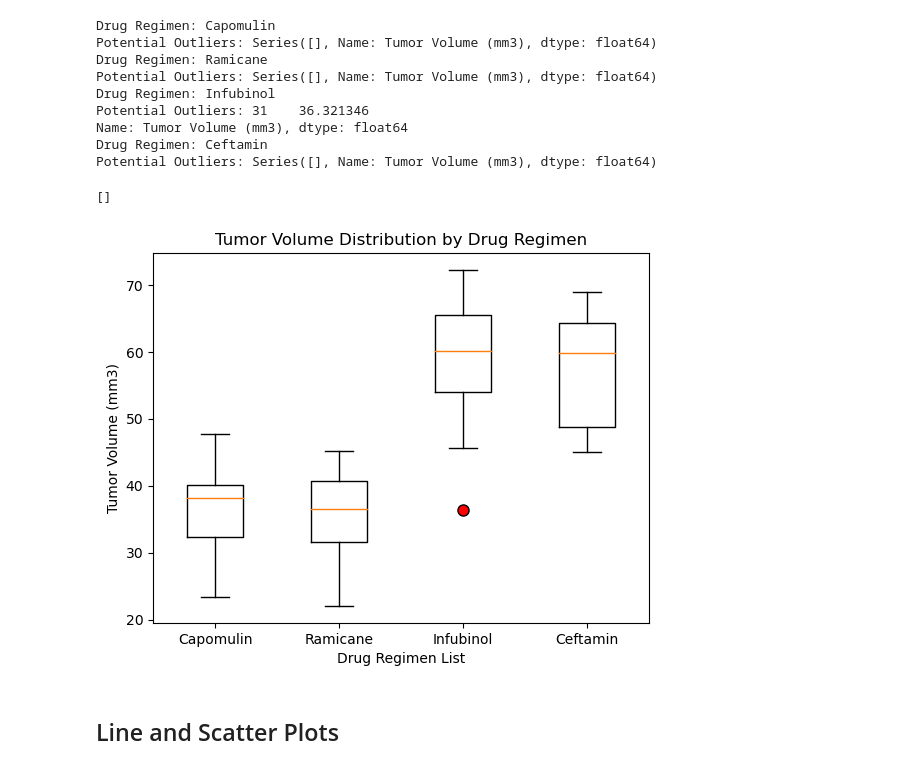
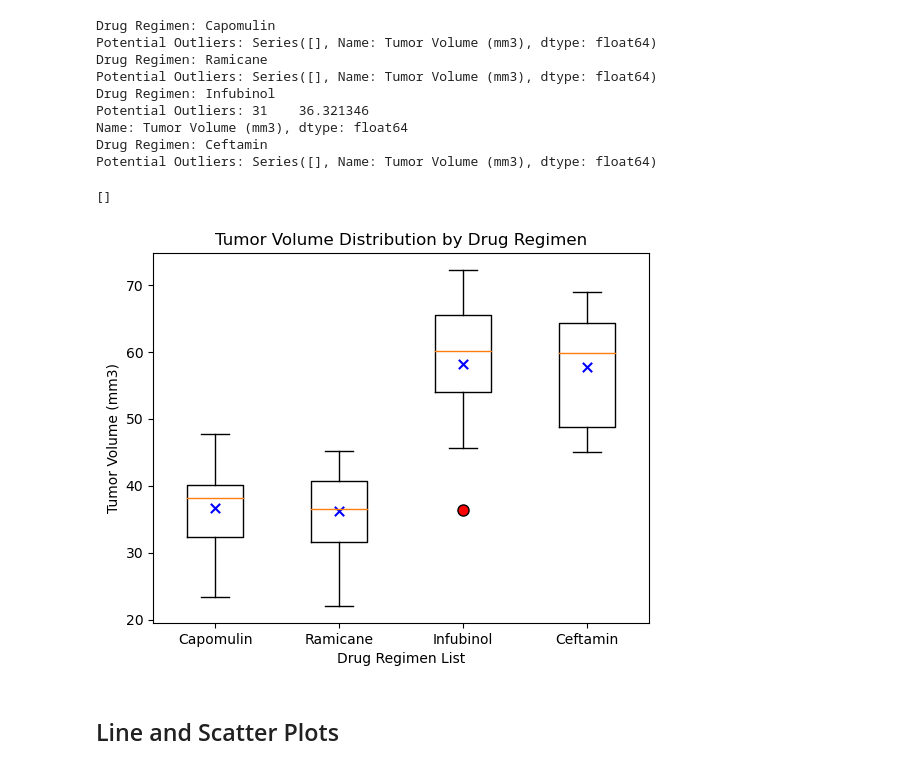
Before and after one commit to johnnycapra/matplotlib-challenge-analysis-h5, a Jupyter notebook: Pymaceuticals/Pymaceuticals.ipynb, the cells around one changed output. Saved outputs shown, nothing was run; the diff lists cells and outputs as text; code cells hidden in the pictures.

Commit message:
fixed boxplot added mean value marker

```diff
--- a/Pymaceuticals/Pymaceuticals.ipynb
+++ b/Pymaceuticals/Pymaceuticals.ipynb
@@ -250,8 +250,8 @@ tumor_volume_final_df
 | 247 | z969 | Naftisol | NaN |
 248 rows × 3 columns
 # %%
-# create dictionary to easily get key for box plot loop
-tumor_df = {}
+# create empy list to store volume data
+tumor_vol_list = []
 
 for regimen in regimen_list:
      # Locate the rows which contain mice on each drug and get the tumor volumes
@@ -271,7 +271,7 @@ for regimen in regimen_list:
 
     outliers = tumor_vol[(tumor_vol < lower_b) | (tumor_vol > upper_b)]
     # Create key value pair out of regimen list and volume data
-    tumor_df[regimen] = tumor_vol
+    tumor_vol_list.append(tumor_vol.tolist())
     print(f'Drug Regimen: {regimen}')
     print(f'Potential Outliers: {outliers}')
 # %% [output]
@@ -286,21 +286,27 @@ Drug Regimen: Ceftamin
 Potential Outliers: Series([], Name: Tumor Volume (mm3), dtype: float64)
 # %%
 # Generate a box plot that shows the distrubution of the tumor volume for each treatment group.
-tumor_vol_plot = [tumor_df[regimen] for regimen in regimen_list]
-tumor_box = plt.boxplot(tumor_vol_plot, labels=regimen_list)
+tumor_box = plt.boxplot(tumor_vol_list)
+plt.xticks(range(1, len(regimen_list) + 1), regimen_list)
 
-
-# Plotting a box around the highest data point
+# Color in outliers dot to make for visible.
 
 for outlier in tumor_box['fliers']:
     outlier.set(marker='o', markersize=8, markerfacecolor='red', markeredgecolor='black')
+
+# Show mean values by placing x mark.
+
+for i, regimen in enumerate(tumor_vol_list):
+    mean_val = sum(regimen) / len(regimen)
+
+    plt.scatter(i + 1, mean_val, marker='x', color='blue', s=45)
 plt.ylabel('Tumor Volume (mm3)')
 plt.xlabel('Drug Regimen List')
 plt.title('Tumor Volume Distribution by Drug Regimen')
 plt.plot()
 # %% [output]
 []
-[figure, old version]
+[figure, new version]
 # %% [markdown]
 ## Line and Scatter Plots
 # %%
```
